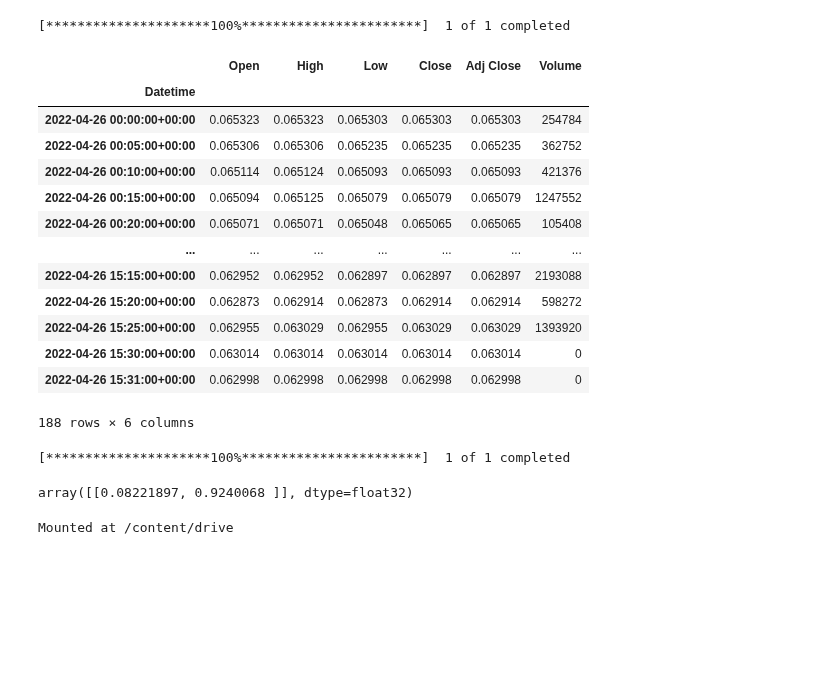
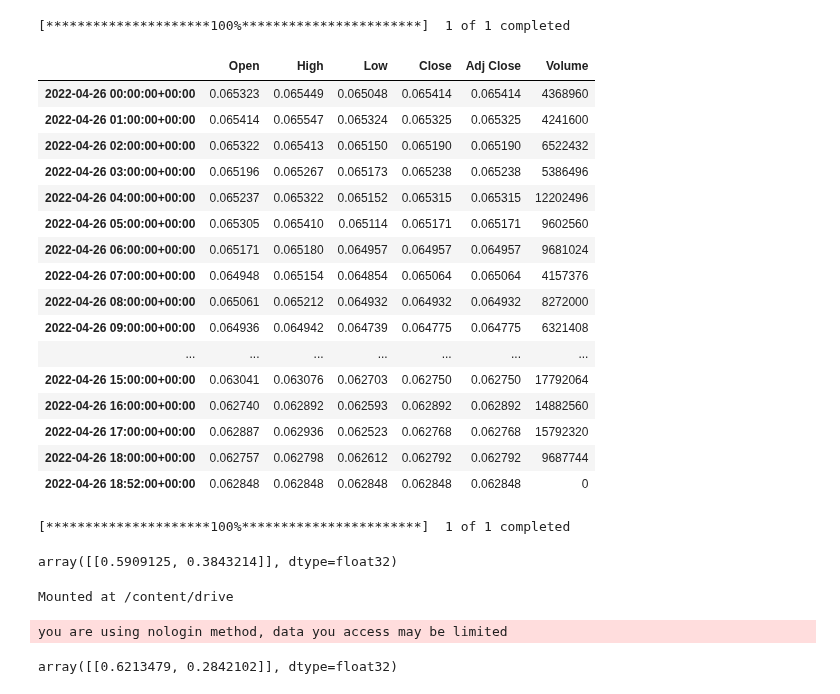
Before and after one commit to aliprg0/Google_Colab, a Jupyter notebook: CH_v1.ipynb, the cells around one changed output. Drawn from its saved outputs; the diff is of its cells as text; code cells hidden in the pictures; blank space fills up the shorter version.

```diff
--- a/CH_v1.ipynb
+++ b/CH_v1.ipynb
@@ -332,23 +331,25 @@ Epoch 30/30
 <keras.callbacks.History at 0x...>
 # %%
-data = yf.download("trx-usd",period="1d",interval="5m")
-data
+yf.download("trx-usd",period="1d",interval="1h")
 # %% [output]
 [*********************100%***********************]  1 of 1 completed
 |  | Open | High | Low | Close | Adj Close | Volume |
-| Datetime |  |  |  |  |  |  |
-| 2022-04-26 00:00:00+00:00 | 0.065323 | 0.065323 | 0.065303 | 0.065303 | 0.065303 | 254784 |
-| 2022-04-26 00:05:00+00:00 | 0.065306 | 0.065306 | 0.065235 | 0.065235 | 0.065235 | 362752 |
-| 2022-04-26 00:10:00+00:00 | 0.065114 | 0.065124 | 0.065093 | 0.065093 | 0.065093 | 421376 |
-| 2022-04-26 00:15:00+00:00 | 0.065094 | 0.065125 | 0.065079 | 0.065079 | 0.065079 | 1247552 |
-| 2022-04-26 00:20:00+00:00 | 0.065071 | 0.065071 | 0.065048 | 0.065065 | 0.065065 | 105408 |
+| 2022-04-26 00:00:00+00:00 | 0.065323 | 0.065449 | 0.065048 | 0.065414 | 0.065414 | 4368960 |
+| 2022-04-26 01:00:00+00:00 | 0.065414 | 0.065547 | 0.065324 | 0.065325 | 0.065325 | 4241600 |
+| 2022-04-26 02:00:00+00:00 | 0.065322 | 0.065413 | 0.065150 | 0.065190 | 0.065190 | 6522432 |
+| 2022-04-26 03:00:00+00:00 | 0.065196 | 0.065267 | 0.065173 | 0.065238 | 0.065238 | 5386496 |
+| 2022-04-26 04:00:00+00:00 | 0.065237 | 0.065322 | 0.065152 | 0.065315 | 0.065315 | 12202496 |
+| 2022-04-26 05:00:00+00:00 | 0.065305 | 0.065410 | 0.065114 | 0.065171 | 0.065171 | 9602560 |
+| 2022-04-26 06:00:00+00:00 | 0.065171 | 0.065180 | 0.064957 | 0.064957 | 0.064957 | 9681024 |
+| 2022-04-26 07:00:00+00:00 | 0.064948 | 0.065154 | 0.064854 | 0.065064 | 0.065064 | 4157376 |
+| 2022-04-26 08:00:00+00:00 | 0.065061 | 0.065212 | 0.064932 | 0.064932 | 0.064932 | 8272000 |
+| 2022-04-26 09:00:00+00:00 | 0.064936 | 0.064942 | 0.064739 | 0.064775 | 0.064775 | 6321408 |
 | ... | ... | ... | ... | ... | ... | ... |
-| 2022-04-26 15:15:00+00:00 | 0.062952 | 0.062952 | 0.062897 | 0.062897 | 0.062897 | 2193088 |
-| 2022-04-26 15:20:00+00:00 | 0.062873 | 0.062914 | 0.062873 | 0.062914 | 0.062914 | 598272 |
-| 2022-04-26 15:25:00+00:00 | 0.062955 | 0.063029 | 0.062955 | 0.063029 | 0.063029 | 1393920 |
-| 2022-04-26 15:30:00+00:00 | 0.063014 | 0.063014 | 0.063014 | 0.063014 | 0.063014 | 0 |
-| 2022-04-26 15:31:00+00:00 | 0.062998 | 0.062998 | 0.062998 | 0.062998 | 0.062998 | 0 |
+| 2022-04-26 15:00:00+00:00 | 0.063041 | 0.063076 | 0.062703 | 0.062750 | 0.062750 | 17792064 |
+| 2022-04-26 16:00:00+00:00 | 0.062740 | 0.062892 | 0.062593 | 0.062892 | 0.062892 | 14882560 |
+| 2022-04-26 17:00:00+00:00 | 0.062887 | 0.062936 | 0.062523 | 0.062768 | 0.062768 | 15792320 |
+| 2022-04-26 18:00:00+00:00 | 0.062757 | 0.062798 | 0.062612 | 0.062792 | 0.062792 | 9687744 |
+| 2022-04-26 18:52:00+00:00 | 0.062848 | 0.062848 | 0.062848 | 0.062848 | 0.062848 | 0 |
-188 rows × 6 columns
 # %%
 def process_for_prediction(data):
     i = -1
@@ -454,10 +455,10 @@ def make_prediction(symbol,timeframe):
     ddata = process_for_prediction(data)
     return(model.predict(ddata))
 # %%
-make_prediction("trx-usd","15m")
+make_prediction("trx-usd","1h")
 # %% [output]
 [*********************100%***********************]  1 of 1 completed
-array([[0.08221897, 0.9240068 ]], dtype=float32)
+array([[0.5909125, 0.3843214]], dtype=float32)
 # %%
 from google.colab import drive
 drive.mount('/content/drive')
@@ -465,0 +514,5 @@ Mounted at /content/drive
+# %%
+make_prediction("s","x")
+# %% [output]
+you are using nologin method, data you access may be limited
+array([[0.6213479, 0.2842102]], dtype=float32)
```
Also changed, not shown: parts of 6 cells of this notebook.
